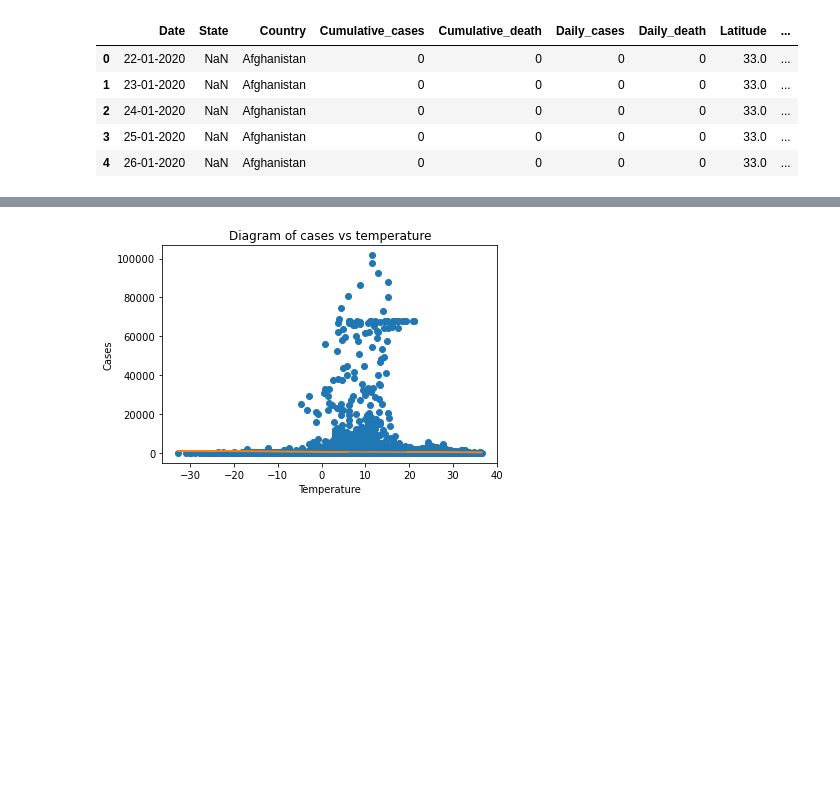
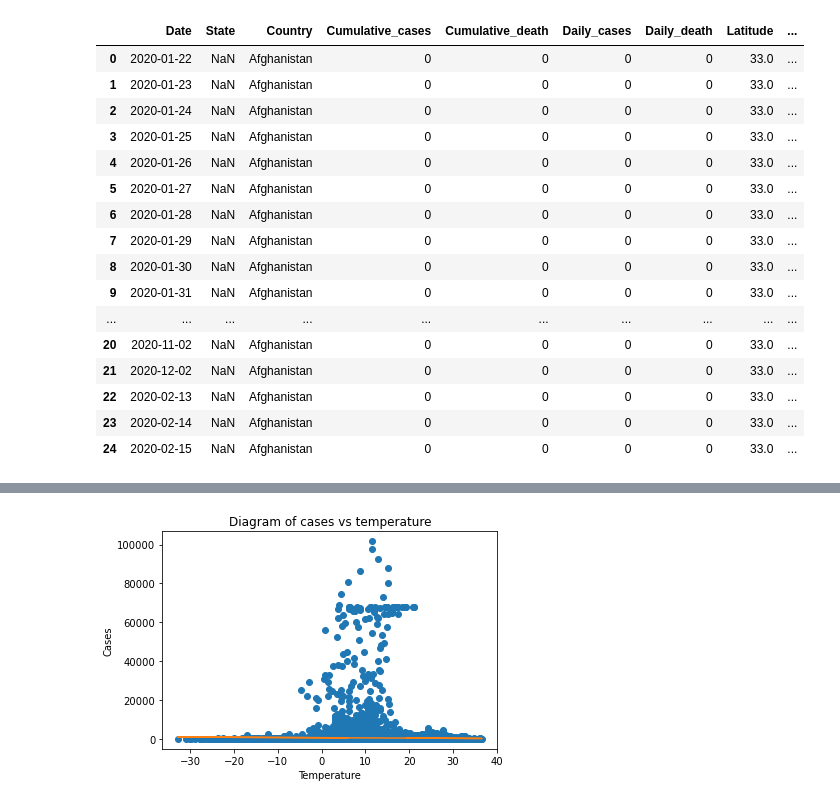
Before and after one commit to PanagiotaAlex/Covid-19-project, a Jupyter notebook: Correlation.ipynb, the cells around one changed output, grey strips where cells are left out. Cells and saved outputs as stored; diff of their text form; code cells hidden in the pictures; blank space fills up the shorter version.

```diff
--- a/Correlation.ipynb
+++ b/Correlation.ipynb
@@ -28,12 +28,23 @@ filterwarnings('ignore')
 # %%
-data = pd.read_csv(r"C:\Users\user\OneDrive\Υπολογιστής\temperature_data.csv")
+data = pd.read_csv(r"C:\Users\user\OneDrive\Υπολογιστής\data\3\temperature_data.csv",parse_dates=['Date'])
 df = data.copy()
 # %%
-df.head()
+df.head(25)
 # %% [output]
 |  | Date | State | Country | Cumulative_cases | Cumulative_death | Daily_cases | Daily_death | Latitude | ... |
-| 0 | 22-01-2020 | NaN | Afghanistan | 0 | 0 | 0 | 0 | 33.0 | ... |
-| 1 | 23-01-2020 | NaN | Afghanistan | 0 | 0 | 0 | 0 | 33.0 | ... |
-| 2 | 24-01-2020 | NaN | Afghanistan | 0 | 0 | 0 | 0 | 33.0 | ... |
-| 3 | 25-01-2020 | NaN | Afghanistan | 0 | 0 | 0 | 0 | 33.0 | ... |
-| 4 | 26-01-2020 | NaN | Afghanistan | 0 | 0 | 0 | 0 | 33.0 | ... |
+| 0 | 2020-01-22 | NaN | Afghanistan | 0 | 0 | 0 | 0 | 33.0 | ... |
+| 1 | 2020-01-23 | NaN | Afghanistan | 0 | 0 | 0 | 0 | 33.0 | ... |
+| 2 | 2020-01-24 | NaN | Afghanistan | 0 | 0 | 0 | 0 | 33.0 | ... |
+| 3 | 2020-01-25 | NaN | Afghanistan | 0 | 0 | 0 | 0 | 33.0 | ... |
+| 4 | 2020-01-26 | NaN | Afghanistan | 0 | 0 | 0 | 0 | 33.0 | ... |
+| 5 | 2020-01-27 | NaN | Afghanistan | 0 | 0 | 0 | 0 | 33.0 | ... |
+| 6 | 2020-01-28 | NaN | Afghanistan | 0 | 0 | 0 | 0 | 33.0 | ... |
+| 7 | 2020-01-29 | NaN | Afghanistan | 0 | 0 | 0 | 0 | 33.0 | ... |
+| 8 | 2020-01-30 | NaN | Afghanistan | 0 | 0 | 0 | 0 | 33.0 | ... |
+| 9 | 2020-01-31 | NaN | Afghanistan | 0 | 0 | 0 | 0 | 33.0 | ... |
+| ... | ... | ... | ... | ... | ... | ... | ... | ... | ... |
+| 20 | 2020-11-02 | NaN | Afghanistan | 0 | 0 | 0 | 0 | 33.0 | ... |
+| 21 | 2020-12-02 | NaN | Afghanistan | 0 | 0 | 0 | 0 | 33.0 | ... |
+| 22 | 2020-02-13 | NaN | Afghanistan | 0 | 0 | 0 | 0 | 33.0 | ... |
+| 23 | 2020-02-14 | NaN | Afghanistan | 0 | 0 | 0 | 0 | 33.0 | ... |
+| 24 | 2020-02-15 | NaN | Afghanistan | 0 | 0 | 0 | 0 | 33.0 | ... |
```
Also changed, not shown: parts of 46 cells of this notebook.
